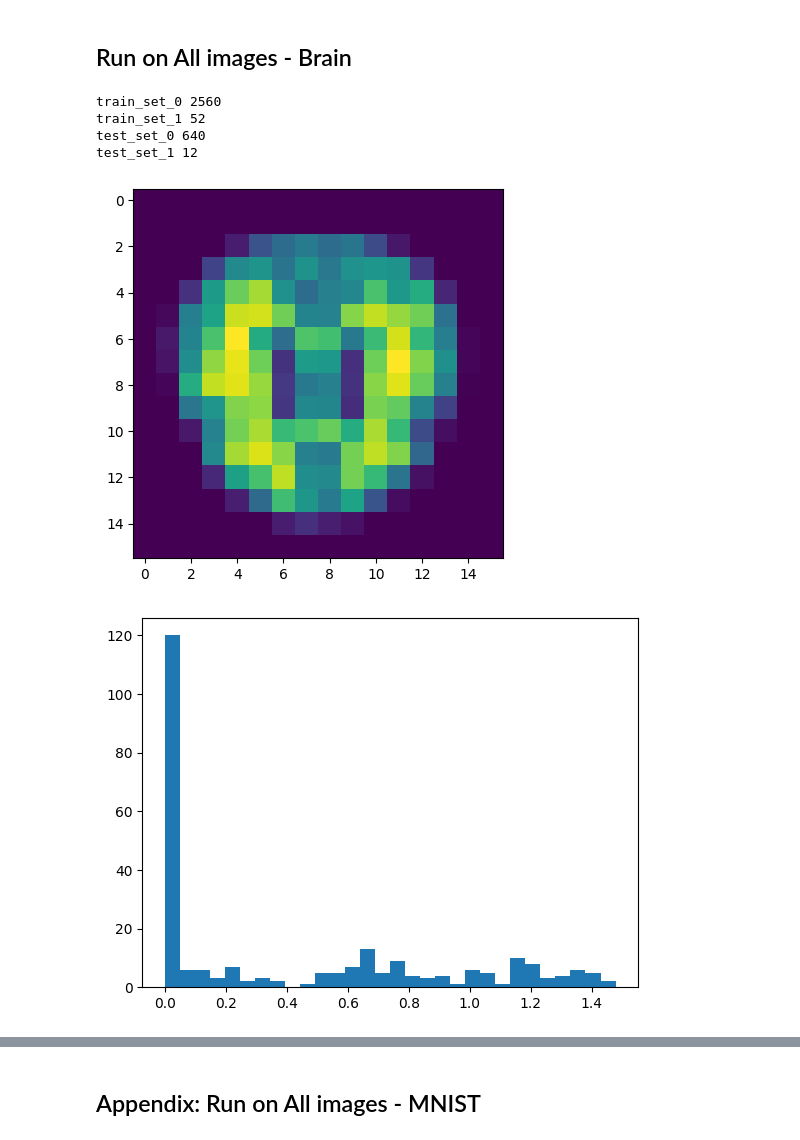
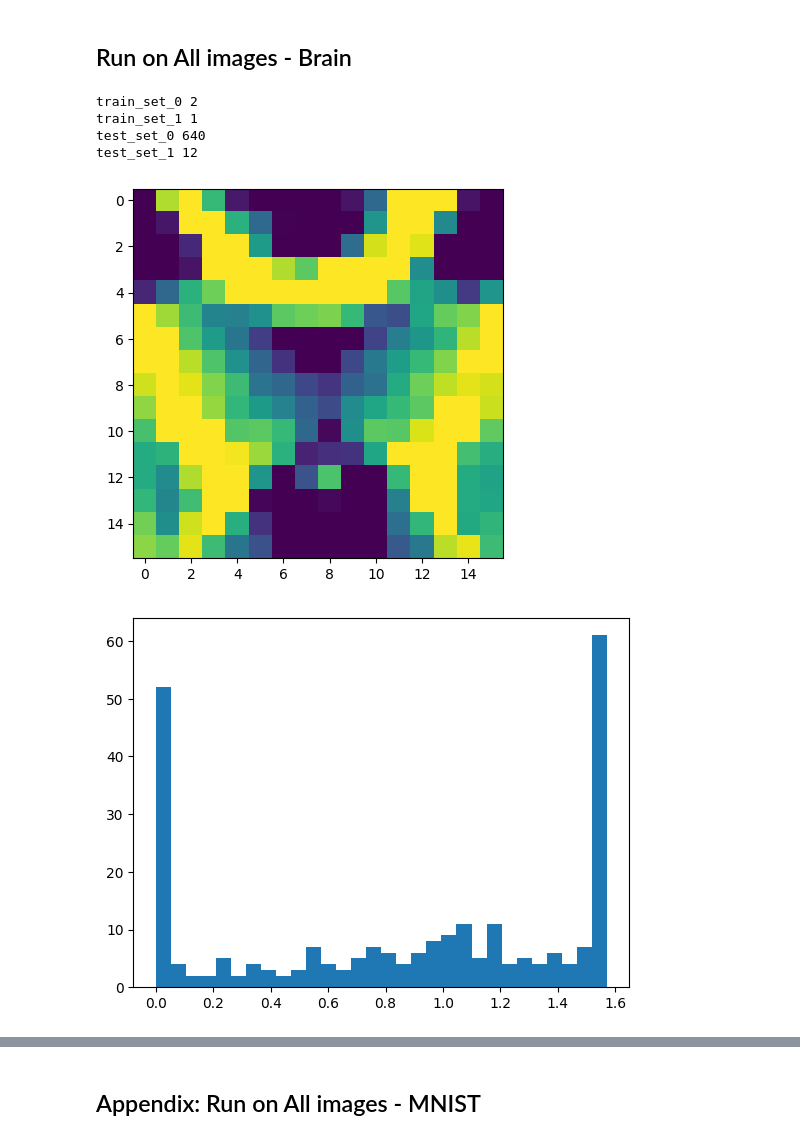
Before and after one commit to PrinceJavier/qnt_alzmrs_pred, a Jupyter notebook: get_theta_rep.ipynb, the cells around one changed output, grey strips where cells are left out. Cells and saved outputs as stored; diff of their text form; code cells hidden in the pictures.

```diff
--- a/get_theta_rep.ipynb
+++ b/get_theta_rep.ipynb
@@ -71,11 +104,15 @@ print(img)
 img_size = (16, 16)
 # %%
 import glob
-train_set_0 = glob.glob("data/train/NonDemented/*.jpg")
+# train_set_0 = glob.glob("data/train/NonDemented/*.jpg")
+# train_set_0 = glob.glob("data/train/NonDemented/nonDem2185.jpg")
+train_set_0 = ["data/train/nonDemented/nonDem1329.jpg", "data/train/nonDemented/nonDem1117.jpg"]
 train_set_1 = []
+
 # for k in ['VeryMild', 'Mild', 'Moderate']:
 for k in ['Moderate']:
-    train_set_1 += glob.glob(f"data/train/{k}Demented/*.jpg")
+    # train_set_1 += glob.glob(f"data/train/{k}Demented/*.jpg")
+    train_set_1 += glob.glob(f"data/train/{k}Demented/moderateDem42.jpg")
 
 test_set_0 = glob.glob("data/test/NonDemented/*.jpg")
 test_set_1 = []
@@ -88,29 +125,34 @@ print("train_set_1", len(train_set_1))
 print("test_set_0", len(test_set_0))
 print("test_set_1", len(test_set_1))
 # %% [output]
-train_set_0 2560
-train_set_1 52
+train_set_0 2
+train_set_1 1
 test_set_0 640
 test_set_1 12
-# %%
-# run for all
-train_set_0b = np.array([load_transform(f, img_size=img_size, flatten=False) for f in train_set_0])
-train_set_1b = np.array([load_transform(f, img_size=img_size, flatten=False) for f in train_set_1])
-
-test_set_0b = np.array([load_transform(f, img_size=img_size, flatten=False) for f in test_set_0])
-test_set_1b = np.array([load_transform(f, img_size=img_size, flatten=False) for f in test_set_1])
-
-# save
-np.save('data/processed/train_set_mtx_0.npy', train_set_0b)
-np.save('data/processed/train_set_mtx_1.npy', train_set_1b)
-
-np.save('data/processed/test_set_mtx_0.npy', test_set_0b)
-np.save('data/processed/test_set_mtx_1.npy', test_set_1b)
-
-plt.imshow(np.array(test_set_1b[0]))
-plt.show()
-plt.hist(test_set_1b[0].flatten(), bins=30)
-plt.show()
-# %% [output]
-[figure, removed]
-[figure, removed]
+# %%
+# run for all
+train_set_0b = np.array([load_transform(f, img_size=img_size, flatten=False) for f in train_set_0])
+train_set_1b = np.array([load_transform(f, img_size=img_size, flatten=False) for f in train_set_1])
+
+test_set_0b = np.array([load_transform(f, img_size=img_size, flatten=False) for f in test_set_0])
+test_set_1b = np.array([load_transform(f, img_size=img_size, flatten=False) for f in test_set_1])
+
+# save
+np.save('data/processed/train_set_mtx_0.npy', train_set_0b)
+np.save('data/processed/train_set_mtx_1.npy', train_set_1b)
+
+np.save('data/processed/test_set_mtx_0.npy', test_set_0b)
+np.save('data/processed/test_set_mtx_1.npy', test_set_1b)
+
+plt.imshow(np.array(train_set_0b[0]))
+plt.show()
+plt.hist(train_set_0b[0].flatten(), bins=30)
+plt.show()
+
+plt.imshow(np.array(train_set_1b[0]))
+plt.show()
+plt.hist(train_set_1b[0].flatten(), bins=30)
+plt.show()
+# %% [output]
+[figure, added]
+[figure, added]
```
Also changed, not shown: parts of 15 cells of this notebook.
